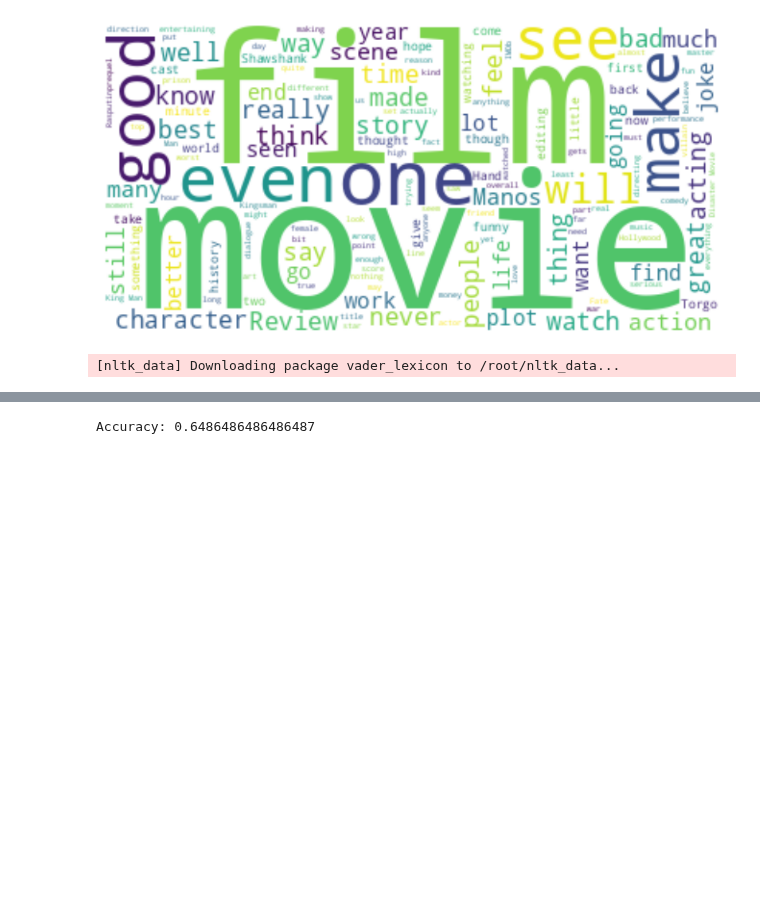
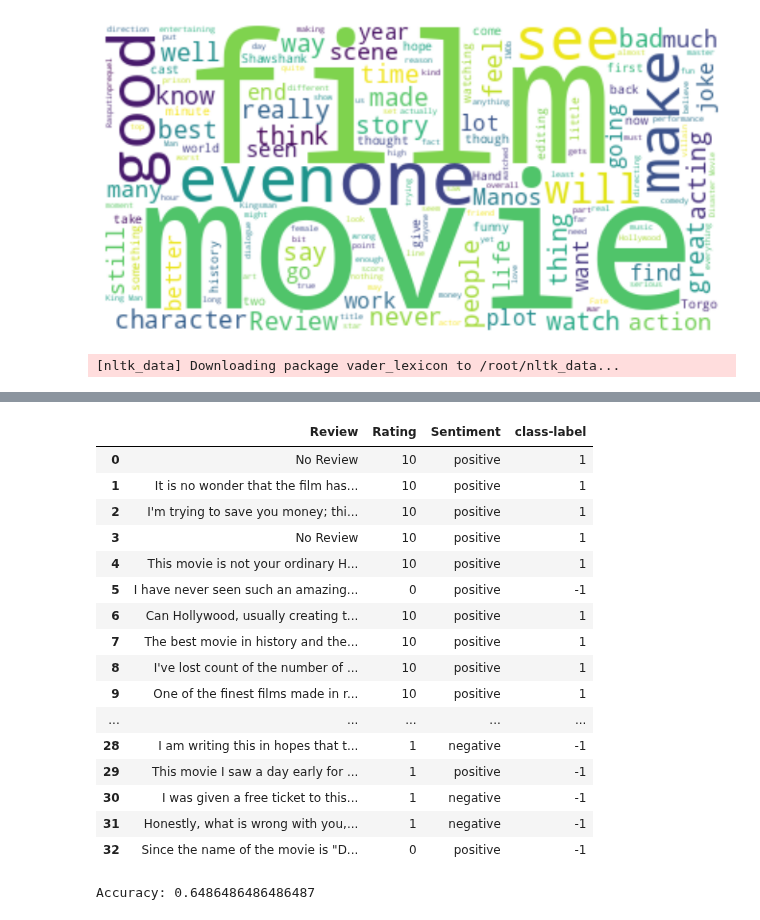
Before and after one commit to sbogde/pandamonium, a Jupyter notebook: My_WS03.ipynb, the cells around one changed output, grey strips where cells are left out. Drawn from its saved outputs; the diff is of its cells as text; code cells hidden in the pictures; blank space fills up the shorter version.

```diff
--- a/My_WS03.ipynb
+++ b/My_WS03.ipynb
@@ -165,3 +185,39 @@ movie['Sentiment'] = sentiments
+# %%
+def custom_sentiment_logic(row):
+    # If there's no actual text in the review
+    if row['Review'] == 'No Review':
+        # Use rating to infer sentiment
+        if row['Rating'] > 5:
+            return 'positive'
+        elif row['Rating'] < 5:
+            return 'negative'
+        else:
+            return 'neutral'
+    else:
+        # Otherwise, rely on the existing VADER-based sentiment
+        return row['Sentiment']
+
+movie['Sentiment'] = movie.apply(custom_sentiment_logic, axis=1)
+# %%
+movie.head(33)
+# %% [output]
+|  | Review | Rating | Sentiment | class-label |
+| 0 | No Review | 10 | positive | 1 |
+| 1 | It is no wonder that the film has... | 10 | positive | 1 |
+| 2 | I'm trying to save you money; thi... | 10 | positive | 1 |
+| 3 | No Review | 10 | positive | 1 |
+| 4 | This movie is not your ordinary H... | 10 | positive | 1 |
+| 5 | I have never seen such an amazing... | 0 | positive | -1 |
+| 6 | Can Hollywood, usually creating t... | 10 | positive | 1 |
+| 7 | The best movie in history and the... | 10 | positive | 1 |
+| 8 | I've lost count of the number of ... | 10 | positive | 1 |
+| 9 | One of the finest films made in r... | 10 | positive | 1 |
+| ... | ... | ... | ... | ... |
+| 28 | I am writing this in hopes that t... | 1 | negative | -1 |
+| 29 | This movie I saw a day early for ... | 1 | positive | -1 |
+| 30 | I was given a free ticket to this... | 1 | negative | -1 |
+| 31 | Honestly, what is wrong with you,... | 1 | negative | -1 |
+| 32 | Since the name of the movie is "D... | 0 | positive | -1 |
 # %%
 ## Sentiment Classification using Machine Learning
 
```
Also changed, not shown: parts of 3 cells of this notebook.
